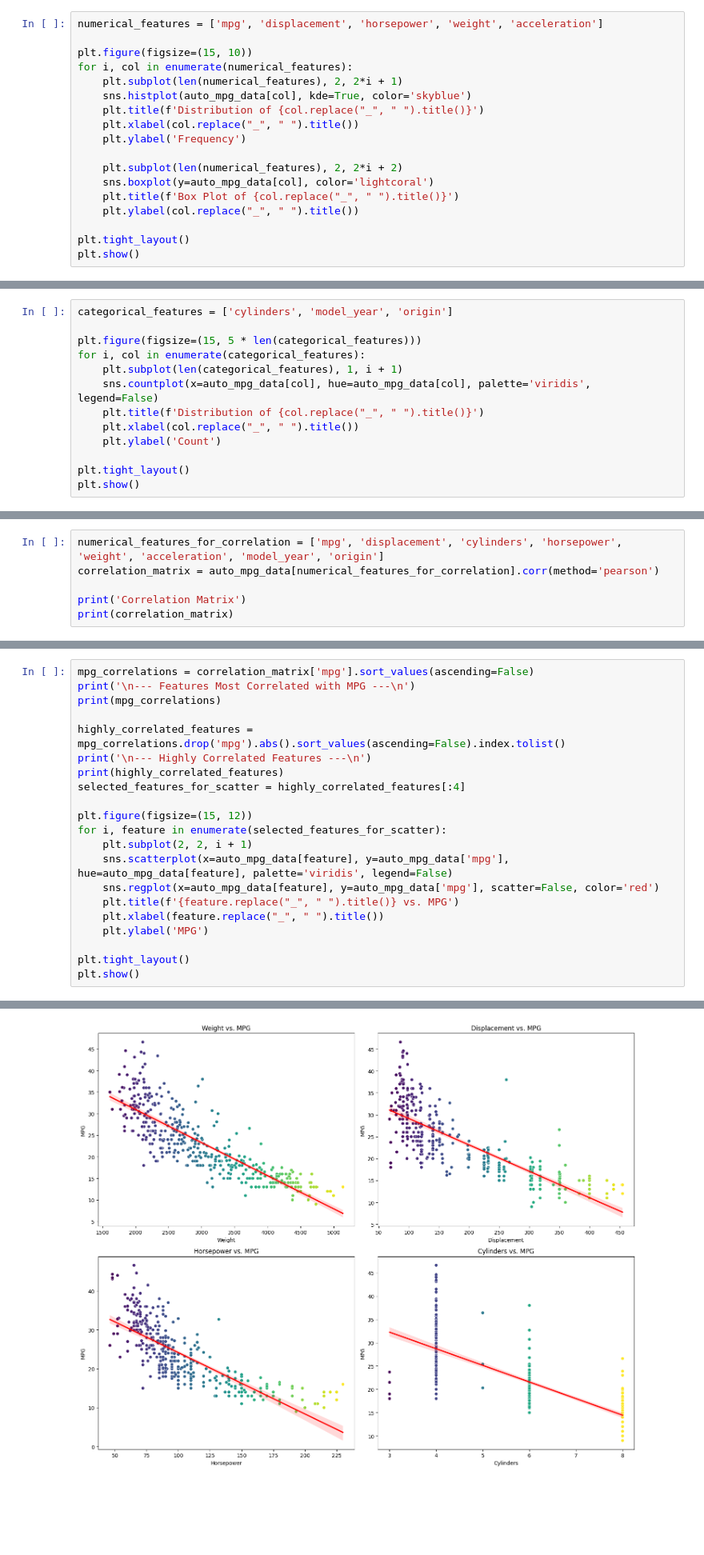
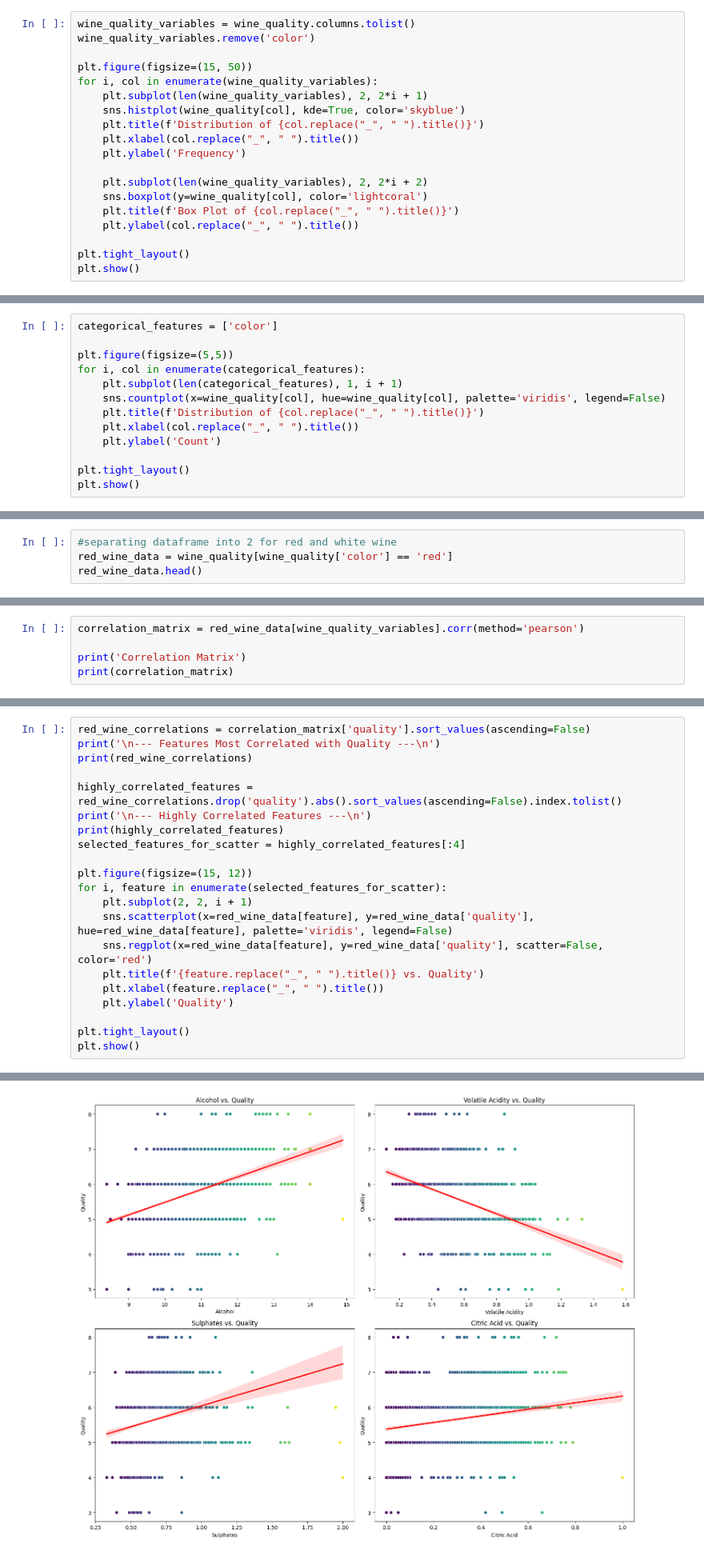
Before and after one commit to jazz1416/Predicting-Wine-Quality, a Jupyter notebook: AA1_500_Team_4_Final_Project.ipynb, the cells around one changed output, grey strips where cells are left out. Shown at 80% size. Cells and saved outputs as stored; diff of their text form; blank space fills up the shorter version.

```diff
--- a/AA1_500_Team_4_Final_Project.ipynb
+++ b/AA1_500_Team_4_Final_Project.ipynb
@@ -78,16 +87,17 @@ import seaborn as sns
 # %%
-numerical_features = ['mpg', 'displacement', 'horsepower', 'weight', 'acceleration']
+wine_quality_variables = wine_quality.columns.tolist()
+wine_quality_variables.remove('color')
 
-plt.figure(figsize=(15, 10))
-for i, col in enumerate(numerical_features):
-    plt.subplot(len(numerical_features), 2, 2*i + 1)
-    sns.histplot(auto_mpg_data[col], kde=True, color='skyblue')
+plt.figure(figsize=(15, 50))
+for i, col in enumerate(wine_quality_variables):
+    plt.subplot(len(wine_quality_variables), 2, 2*i + 1)
+    sns.histplot(wine_quality[col], kde=True, color='skyblue')
     plt.title(f'Distribution of {col.replace("_", " ").title()}')
     plt.xlabel(col.replace("_", " ").title())
     plt.ylabel('Frequency')
 
-    plt.subplot(len(numerical_features), 2, 2*i + 2)
-    sns.boxplot(y=auto_mpg_data[col], color='lightcoral')
+    plt.subplot(len(wine_quality_variables), 2, 2*i + 2)
+    sns.boxplot(y=wine_quality[col], color='lightcoral')
     plt.title(f'Box Plot of {col.replace("_", " ").title()}')
     plt.ylabel(col.replace("_", " ").title())
 
@@ -98,10 +108,10 @@ plt.show()
 # %%
-categorical_features = ['cylinders', 'model_year', 'origin']
+categorical_features = ['color']
 
-plt.figure(figsize=(15, 5 * len(categorical_features)))
+plt.figure(figsize=(5,5))
 for i, col in enumerate(categorical_features):
     plt.subplot(len(categorical_features), 1, i + 1)
-    sns.countplot(x=auto_mpg_data[col], hue=auto_mpg_data[col], palette='viridis', legend=False)
+    sns.countplot(x=wine_quality[col], hue=wine_quality[col], palette='viridis', legend=False)
     plt.title(f'Distribution of {col.replace("_", " ").title()}')
     plt.xlabel(col.replace("_", " ").title())
     plt.ylabel('Count')
@@ -112,0 +123,4 @@ plt.show()
+# %%
+#separating dataframe into 2 for red and white wine
+red_wine_data = wine_quality[wine_quality['color'] == 'red']
+red_wine_data.head()
@@ -113,6 +134,5 @@ plt.show()
 # %%
-numerical_features_for_correlation = ['mpg', 'displacement', 'cylinders', 'horsepower', 'weight', 'acceleration', 'model_year', 'origin']
-correlation_matrix = auto_mpg_data[numerical_features_for_correlation].corr(method='pearson')
+correlation_matrix = red_wine_data[wine_quality_variables].corr(method='pearson')
 
 print('Correlation Matrix')
 print(correlation_matrix)
@@ -147,9 +164,9 @@ plt.show()
 # %%
-mpg_correlations = correlation_matrix['mpg'].sort_values(ascending=False)
-print('\n--- Features Most Correlated with MPG ---\n')
-print(mpg_correlations)
+red_wine_correlations = correlation_matrix['quality'].sort_values(ascending=False)
+print('\n--- Features Most Correlated with Quality ---\n')
+print(red_wine_correlations)
 
-highly_correlated_features = mpg_correlations.drop('mpg').abs().sort_values(ascending=False).index.tolist()
+highly_correlated_features = red_wine_correlations.drop('quality').abs().sort_values(ascending=False).index.tolist()
 print('\n--- Highly Correlated Features ---\n')
 print(highly_correlated_features)
 selected_features_for_scatter = highly_correlated_features[:4]
@@ -157,11 +174,11 @@ selected_features_for_scatter = highly_correlated_features[:4]
 plt.figure(figsize=(15, 12))
 for i, feature in enumerate(selected_features_for_scatter):
     plt.subplot(2, 2, i + 1)
-    sns.scatterplot(x=auto_mpg_data[feature], y=auto_mpg_data['mpg'], hue=auto_mpg_data[feature], palette='viridis', legend=False)
-    sns.regplot(x=auto_mpg_data[feature], y=auto_mpg_data['mpg'], scatter=False, color='red')
-    plt.title(f'{feature.replace("_", " ").title()} vs. MPG')
+    sns.scatterplot(x=red_wine_data[feature], y=red_wine_data['quality'], hue=red_wine_data[feature], palette='viridis', legend=False)
+    sns.regplot(x=red_wine_data[feature], y=red_wine_data['quality'], scatter=False, color='red')
+    plt.title(f'{feature.replace("_", " ").title()} vs. Quality')
     plt.xlabel(feature.replace("_", " ").title())
-    plt.ylabel('MPG')
+    plt.ylabel('Quality')
 
 plt.tight_layout()
 plt.show()
@@ -184 +205 @@ Name: mpg, dtype: float64
-[figure, old version]
+[figure, new version]
```
Also changed, not shown: parts of 33 cells of this notebook.
